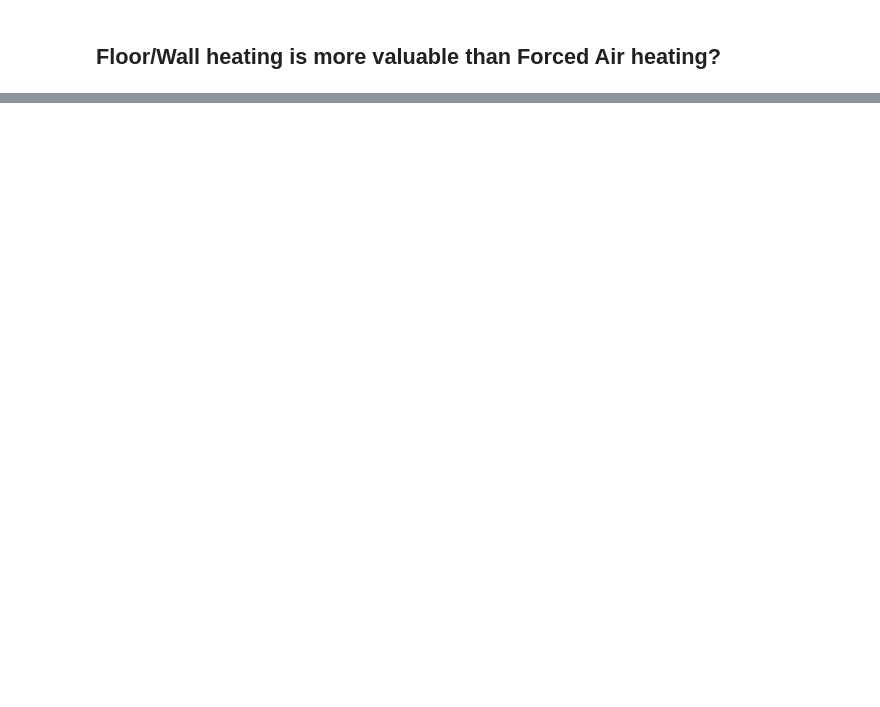
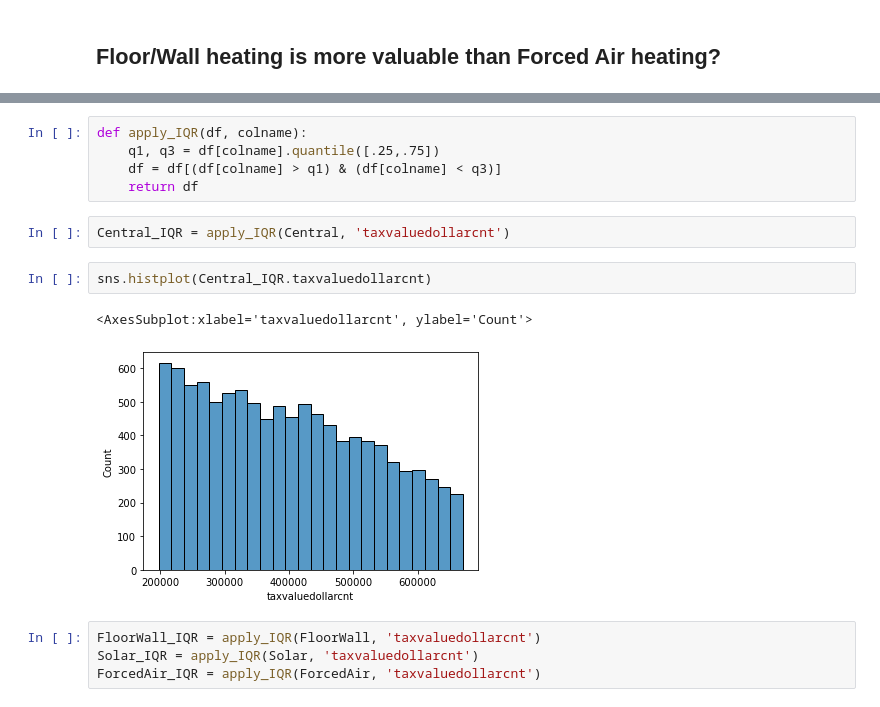
Before and after one commit to JacobPaxton/clustering-exercises, a Jupyter notebook: explore_zillow.ipynb, the cells around one changed output, grey strips where cells are left out. Saved outputs shown, nothing was run; the diff lists cells and outputs as text; blank space fills up the shorter version.

```diff
--- a/explore_zillow.ipynb
+++ b/explore_zillow.ipynb
@@ -262,0 +274,16 @@ t,p
+# %%
+def apply_IQR(df, colname):
+    q1, q3 = df[colname].quantile([.25,.75])
+    df = df[(df[colname] > q1) & (df[colname] < q3)]
+    return df
+# %%
+Central_IQR = apply_IQR(Central, 'taxvaluedollarcnt')
+# %%
+sns.histplot(Central_IQR.taxvaluedollarcnt)
+# %% [output]
+<AxesSubplot:xlabel='taxvaluedollarcnt', ylabel='Count'>
+[figure, added]
+# %%
+FloorWall_IQR = apply_IQR(FloorWall, 'taxvaluedollarcnt')
+Solar_IQR = apply_IQR(Solar, 'taxvaluedollarcnt')
+ForcedAir_IQR = apply_IQR(ForcedAir, 'taxvaluedollarcnt')
```
Also changed, not shown: parts of 24 cells of this notebook.
